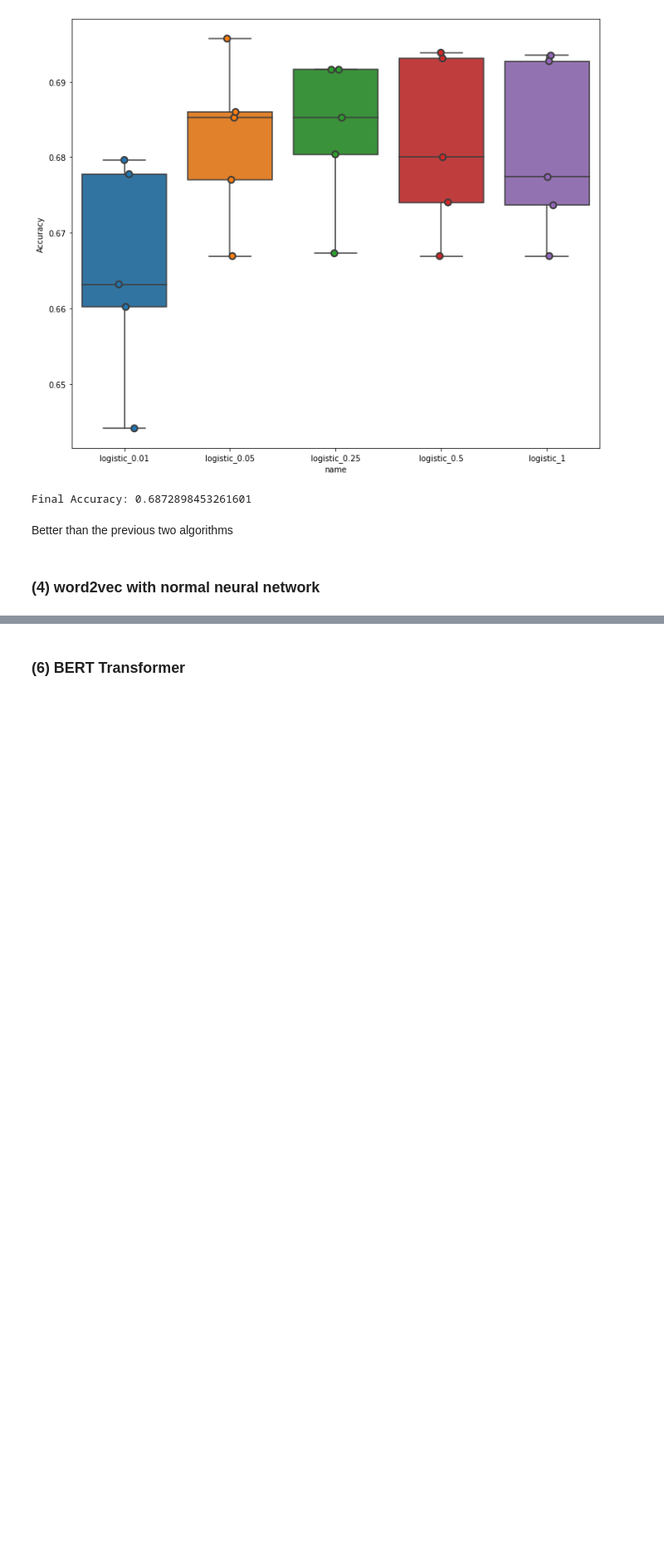
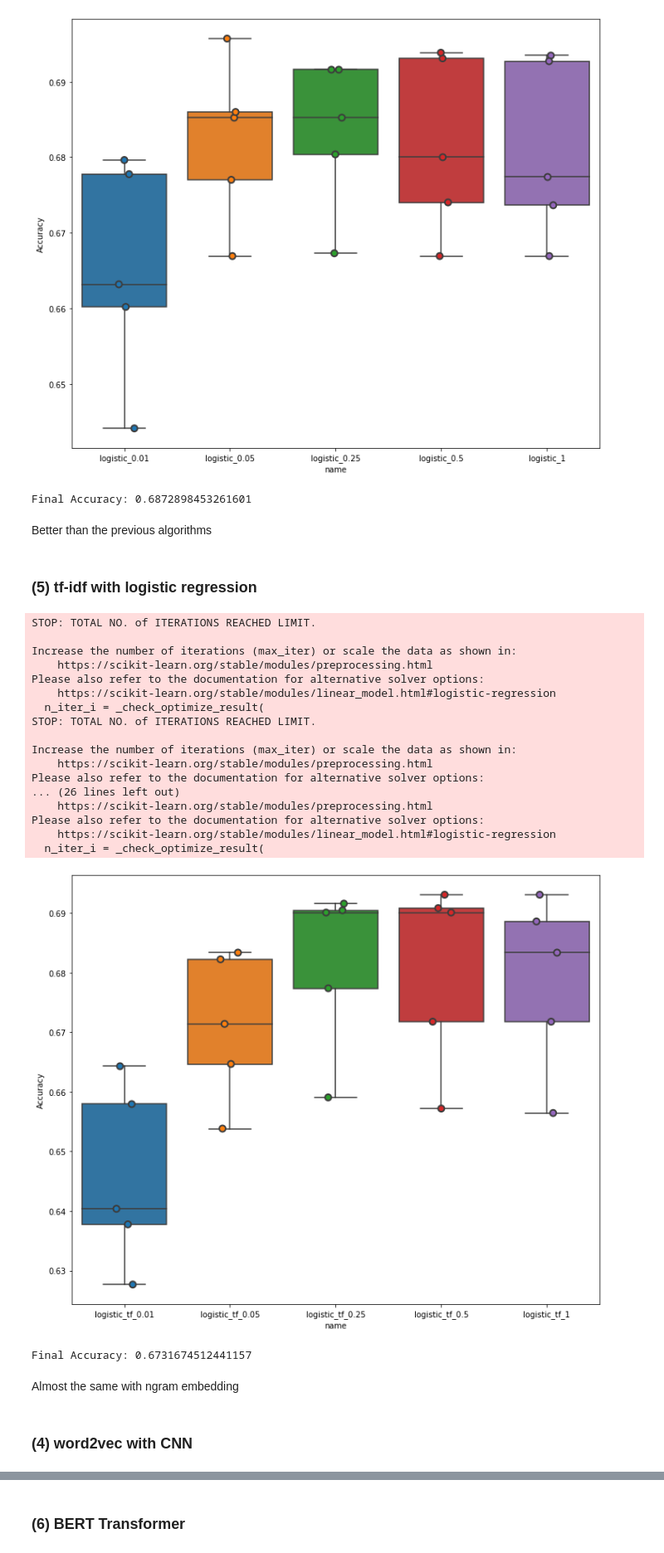
Before and after one commit to SupercarryNg/CouseraReview, a Jupyter notebook: sentiment_analysis.ipynb, the cells around one changed output, grey strips where cells are left out. Shown at 83% size. Saved outputs shown, nothing was run; the diff lists cells and outputs as text; code cells hidden in the pictures; blank space fills up the shorter version.

```diff
--- a/sentiment_analysis.ipynb
+++ b/sentiment_analysis.ipynb
@@ -190,0 +193,18 @@ print(accuracy * 100)
+# %%
+from sklearn.feature_extraction.text import TfidfVectorizer
+from sklearn.metrics import accuracy_score
+from sklearn.model_selection import cross_val_score
+from sklearn.naive_bayes import MultinomialNB
+import seaborn as sns
+import matplotlib.pyplot as plt
+
+# perform text processing before fitting
+tfid = TfidfVectorizer()
+tfid.fit(X_train)
+
+X_train_tf = tfid.transform(X_train)
+X_test_tf = tfid.transform(X_test)
+
+clf = MultinomialNB()
+clf.fit(X_train_tf.toarray(), y_train)
+accuracy_score(y_test, clf.predict(X_test_tf.toarray()))
@@ -290,6 +302,57 @@ Please also refer to the documentation for alternative solver options:
 [figure]
 Final Accuracy: 0.6872898453261601
 # %% [markdown]
-Better than the previous two algorithms
+Better than the previous algorithms
+# %% [markdown]
+### (5) tf-idf with logistic regression
+# %%
+from sklearn.linear_model import LogisticRegression
+
+Cs = [0.01, 0.05, 0.25, 0.5, 1]
+lr_names = ['logistic_tf_{}'.format(c) for c in Cs]
+models = [LogisticRegression(C=c) for c in Cs]
+
+scores = []
+
+for name, model in zip(lr_names, models):
+    model_name = name
+    model_scores = cross_val_score(estimator=model, X=X_train_tf.toarray(),
+                                   y=y_train, cv=5, scoring='accuracy')
+    for fold_idx, score in enumerate(model_scores):
+        scores.append((model_name, fold_idx, score))
+
+cv_df = pd.DataFrame(scores, columns=['name', "fold_idx", "Accuracy"])
+
+fig, ax = plt.subplots(figsize=(12,10))
+sns.boxplot(x='name', y='Accuracy', data=cv_df)
+sns.stripplot(x='name', y='Accuracy', data=cv_df, size=8, jitter=True, edgecolor='gray', linewidth=2)
+plt.show()
+
+final_lr_tf = LogisticRegression(C=0.25)
+final_lr_tf.fit(X_train_tf.toarray(), y_train)
+print ("Final Accuracy: %s"
+       % accuracy_score(y_test, final_lr_tf.predict(X_test_tf.toarray())))
+# %% [output]
+STOP: TOTAL NO. of ITERATIONS REACHED LIMIT.
+
+Increase the number of iterations (max_iter) or scale the data as shown in:
+    https://scikit-learn.org/stable/modules/preprocessing.html
+Please also refer to the documentation for alternative solver options:
+    https://scikit-learn.org/stable/modules/linear_model.html#logistic-regression
+  n_iter_i = _check_optimize_result(
+STOP: TOTAL NO. of ITERATIONS REACHED LIMIT.
+
+Increase the number of iterations (max_iter) or scale the data as shown in:
+    https://scikit-learn.org/stable/modules/preprocessing.html
+Please also refer to the documentation for alternative solver options:
+... (26 lines left out)
+    https://scikit-learn.org/stable/modules/preprocessing.html
+Please also refer to the documentation for alternative solver options:
+    https://scikit-learn.org/stable/modules/linear_model.html#logistic-regression
+  n_iter_i = _check_optimize_result(
+[figure, added]
+Final Accuracy: 0.6731674512441157
+# %% [markdown]
+Almost the same with ngram embedding
 # %% [markdown]
-### (4) word2vec with normal neural network
+### (4) word2vec with CNN
```
Also changed, not shown: parts of 20 cells of this notebook.
